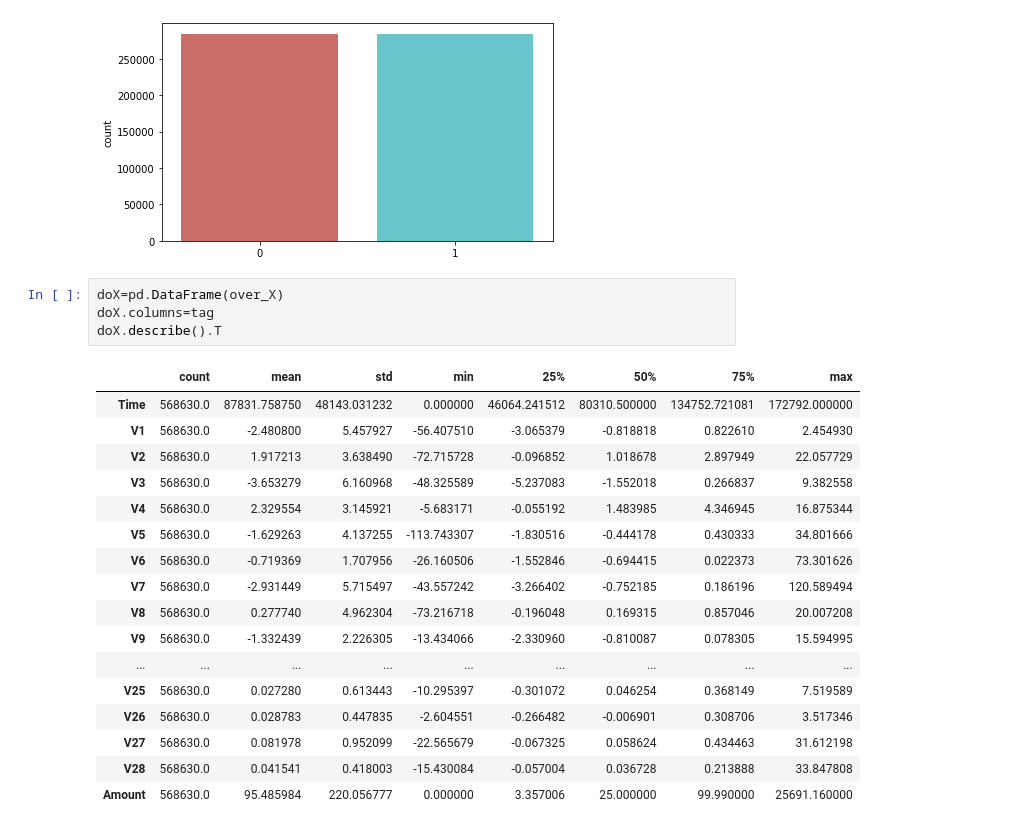
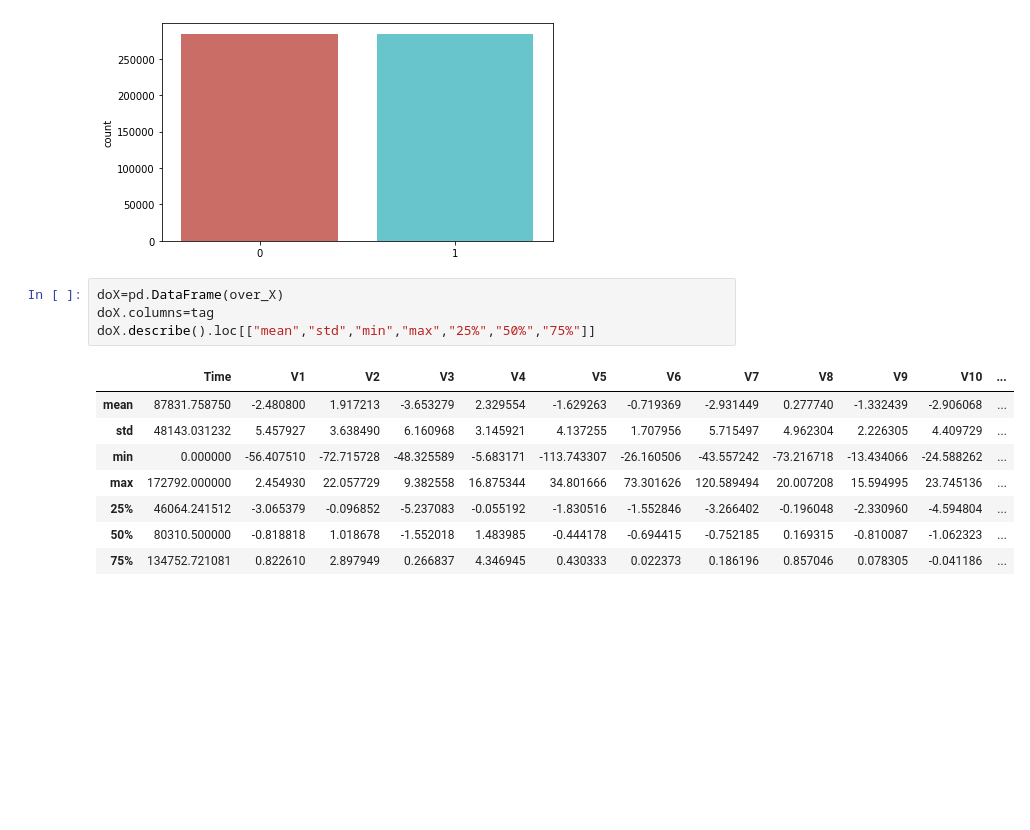
Before and after one commit to NavarroRamon/DealingWith_ImbalancedData, a Jupyter notebook: PREPROCESSING/Preprocessing.ipynb, the cells around one changed output. Saved outputs shown, nothing was run; the diff lists cells and outputs as text; blank space fills up the shorter version.

```diff
--- a/PREPROCESSING/Preprocessing.ipynb
+++ b/PREPROCESSING/Preprocessing.ipynb
@@ -116,22 +102,13 @@ plt.show()
 # %%
 doX=pd.DataFrame(over_X)
 doX.columns=tag
-doX.describe().T
+doX.describe().loc[["mean","std","min","max","25%","50%","75%"]]
 # %% [output]
-|  | count | mean | std | min | 25% | 50% | 75% | max |
-| Time | 568630.0 | 87831.758750 | 48143.031232 | 0.000000 | 46064.241512 | 80310.500000 | 134752.721081 | 172792.000000 |
-| V1 | 568630.0 | -2.480800 | 5.457927 | -56.407510 | -3.065379 | -0.818818 | 0.822610 | 2.454930 |
-| V2 | 568630.0 | 1.917213 | 3.638490 | -72.715728 | -0.096852 | 1.018678 | 2.897949 | 22.057729 |
-| V3 | 568630.0 | -3.653279 | 6.160968 | -48.325589 | -5.237083 | -1.552018 | 0.266837 | 9.382558 |
-| V4 | 568630.0 | 2.329554 | 3.145921 | -5.683171 | -0.055192 | 1.483985 | 4.346945 | 16.875344 |
-| V5 | 568630.0 | -1.629263 | 4.137255 | -113.743307 | -1.830516 | -0.444178 | 0.430333 | 34.801666 |
-| V6 | 568630.0 | -0.719369 | 1.707956 | -26.160506 | -1.552846 | -0.694415 | 0.022373 | 73.301626 |
-| V7 | 568630.0 | -2.931449 | 5.715497 | -43.557242 | -3.266402 | -0.752185 | 0.186196 | 120.589494 |
-| V8 | 568630.0 | 0.277740 | 4.962304 | -73.216718 | -0.196048 | 0.169315 | 0.857046 | 20.007208 |
-| V9 | 568630.0 | -1.332439 | 2.226305 | -13.434066 | -2.330960 | -0.810087 | 0.078305 | 15.594995 |
-| ... | ... | ... | ... | ... | ... | ... | ... | ... |
-| V25 | 568630.0 | 0.027280 | 0.613443 | -10.295397 | -0.301072 | 0.046254 | 0.368149 | 7.519589 |
-| V26 | 568630.0 | 0.028783 | 0.447835 | -2.604551 | -0.266482 | -0.006901 | 0.308706 | 3.517346 |
-| V27 | 568630.0 | 0.081978 | 0.952099 | -22.565679 | -0.067325 | 0.058624 | 0.434463 | 31.612198 |
-| V28 | 568630.0 | 0.041541 | 0.418003 | -15.430084 | -0.057004 | 0.036728 | 0.213888 | 33.847808 |
-| Amount | 568630.0 | 95.485984 | 220.056777 | 0.000000 | 3.357006 | 25.000000 | 99.990000 | 25691.160000 |
+|  | Time | V1 | V2 | V3 | V4 | V5 | V6 | V7 | V8 | V9 | V10 | ... |
+| mean | 87831.758750 | -2.480800 | 1.917213 | -3.653279 | 2.329554 | -1.629263 | -0.719369 | -2.931449 | 0.277740 | -1.332439 | -2.906068 | ... |
+| std | 48143.031232 | 5.457927 | 3.638490 | 6.160968 | 3.145921 | 4.137255 | 1.707956 | 5.715497 | 4.962304 | 2.226305 | 4.409729 | ... |
+| min | 0.000000 | -56.407510 | -72.715728 | -48.325589 | -5.683171 | -113.743307 | -26.160506 | -43.557242 | -73.216718 | -13.434066 | -24.588262 | ... |
+| max | 172792.000000 | 2.454930 | 22.057729 | 9.382558 | 16.875344 | 34.801666 | 73.301626 | 120.589494 | 20.007208 | 15.594995 | 23.745136 | ... |
+| 25% | 46064.241512 | -3.065379 | -0.096852 | -5.237083 | -0.055192 | -1.830516 | -1.552846 | -3.266402 | -0.196048 | -2.330960 | -4.594804 | ... |
+| 50% | 80310.500000 | -0.818818 | 1.018678 | -1.552018 | 1.483985 | -0.444178 | -0.694415 | -0.752185 | 0.169315 | -0.810087 | -1.062323 | ... |
+| 75% | 134752.721081 | 0.822610 | 2.897949 | 0.266837 | 4.346945 | 0.430333 | 0.022373 | 0.186196 | 0.857046 | 0.078305 | -0.041186 | ... |
```
Also changed, not shown: parts of 3 cells of this notebook.
